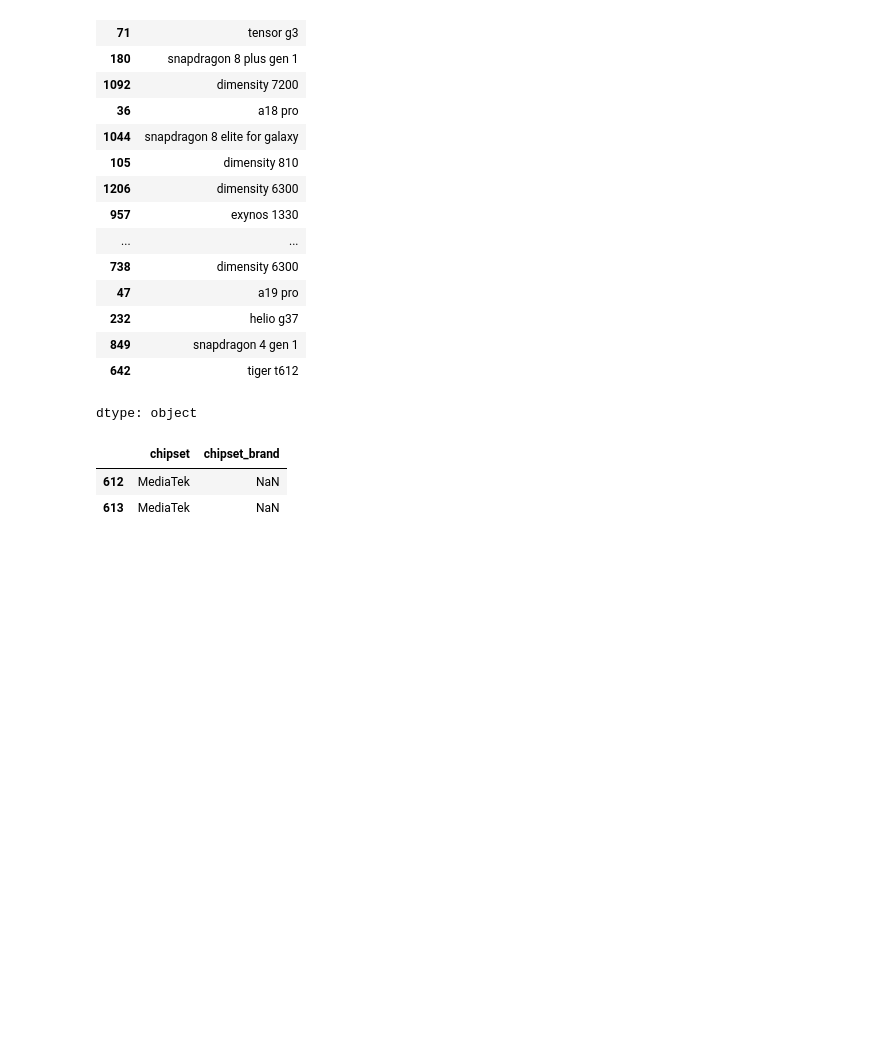
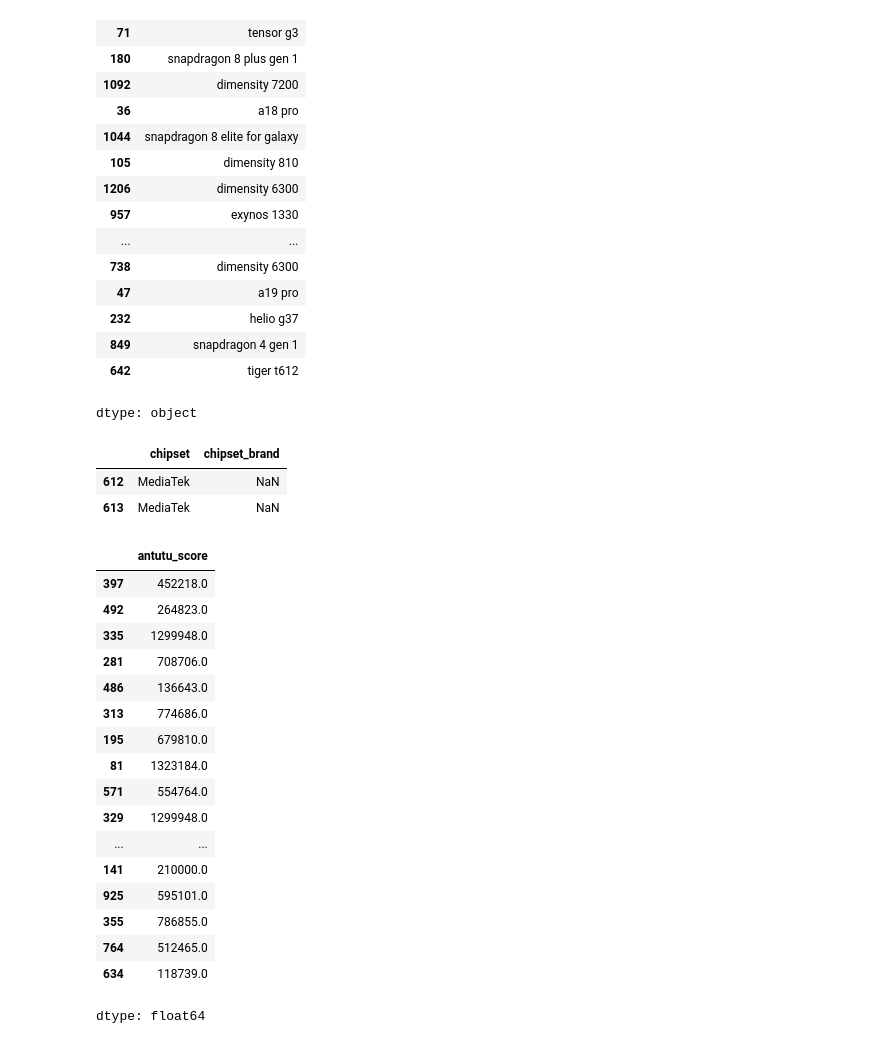
Before and after one commit to rajeshxdatascience/smartphone-recommender-system, a Jupyter notebook: SpecLens_AI_Data_Engineering.ipynb, the cells around one changed output. Drawn from its saved outputs; the diff is of its cells as text; code cells hidden in the pictures; blank space fills up the shorter version.

```diff
--- a/SpecLens_AI_Data_Engineering.ipynb
+++ b/SpecLens_AI_Data_Engineering.ipynb
@@ -2901,3 +2901,28 @@ df.loc[[612,613]][['chipset','chipset_brand']]
 |  | chipset | chipset_brand |
 | 612 | MediaTek | NaN |
 | 613 | MediaTek | NaN |
+# %%
+df['antutu_score'] = df['chipset'].str.split(',').str.get(1).str.strip().str.split(' ').str.get(0)
+# %%
+df['antutu_score'] = pd.to_numeric(df['antutu_score'])
+# %%
+df['antutu_score'].sample(20)
+# %% [output]
+|  | antutu_score |
+| 397 | 452218.0 |
+| 492 | 264823.0 |
+| 335 | 1299948.0 |
+| 281 | 708706.0 |
+| 486 | 136643.0 |
+| 313 | 774686.0 |
+| 195 | 679810.0 |
+| 81 | 1323184.0 |
+| 571 | 554764.0 |
+| 329 | 1299948.0 |
+| ... | ... |
+| 141 | 210000.0 |
+| 925 | 595101.0 |
+| 355 | 786855.0 |
+| 764 | 512465.0 |
+| 634 | 118739.0 |
+dtype: float64
```
Also changed, not shown: parts of 2 cells of this notebook.
